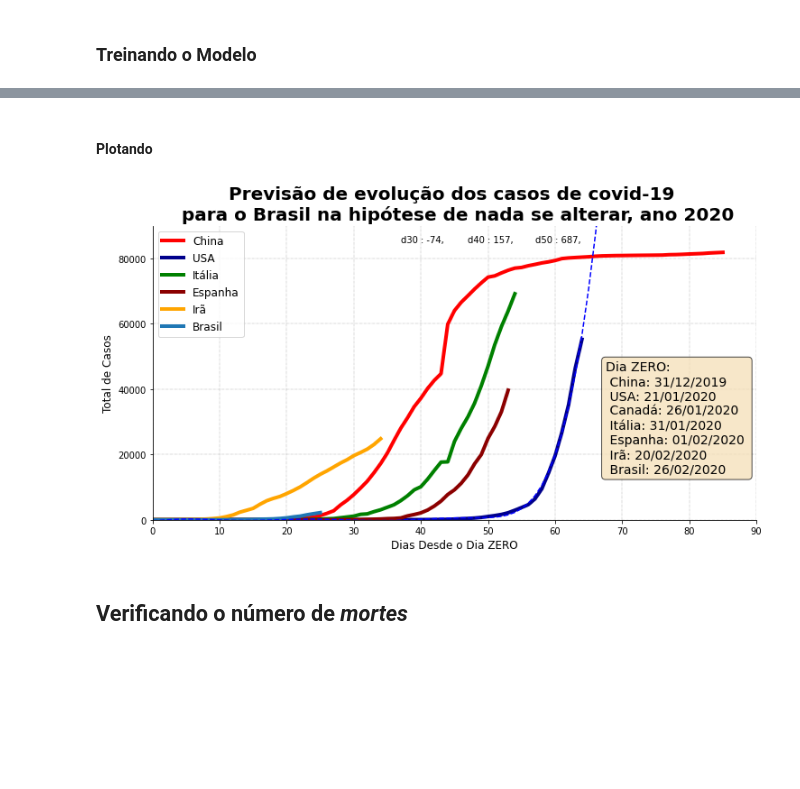
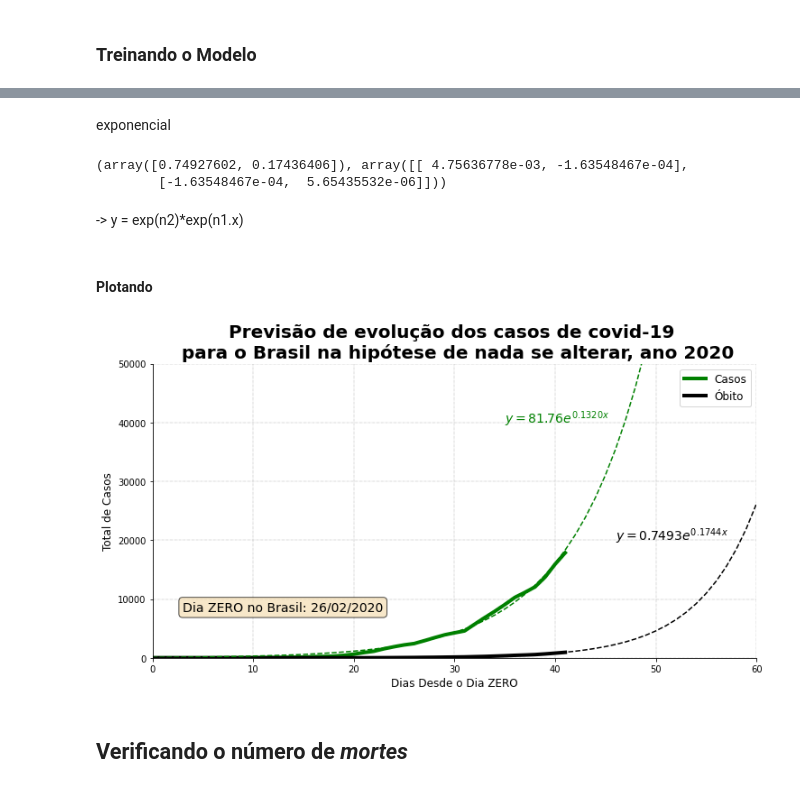
Before and after one commit to OliveiraVinic/covid19.pyhton.analysis, a Jupyter notebook: covid19_script.ipynb, the cells around one changed output, grey strips where cells are left out. Drawn from its saved outputs; the diff is of its cells as text; code cells hidden in the pictures; blank space fills up the shorter version.

```diff
--- a/covid19_script.ipynb
+++ b/covid19_script.ipynb
@@ -44,0 +45,8 @@ full_df.head()
+# %%
+url='https://covid.ourworldindata.org/data/ecdc/full_data.csv'
+data = requests.get(url).content
+full_df = pd.read_csv(io.StringIO(data.decode('utf-8')))
+
+#pop_df = pd.read_csv('API_SP.POP.TOTL_DS2_en_csv_v2_887275.csv', error_bad_lines=False)
+
+full_df.head()
@@ -82,0 +108,10 @@ france_df.head()
+# %%
+brazil_df['Cases'] = brazil_df['total_cases']/brazil_df['Pop']
+usa_df['Cases'] = usa_df['total_cases']/usa_df['Pop']
+italy_df['Cases'] = italy_df['total_cases']/italy_df['Pop']
+iran_df['Cases'] = iran_df['total_cases']/iran_df['Pop']
+spain_df['Cases'] = spain_df['total_cases']/spain_df['Pop']
+canada_df['Cases'] = canada_df['total_cases']/canada_df['Pop']
+uk_df['Cases'] = uk_df['total_cases']/uk_df['Pop']
+france_df['Cases'] = france_df['total_cases']/france_df['Pop']
+china_df['Cases'] = china_df['total_cases']/china_df['Pop']
@@ -194,59 +264,61 @@ print(i_r2_train, max_r2_train, i_r2_test, max_r2_test)
+# %% [markdown]
+exponencial
+# %%
+#X = brazil_df.index
+#y = brazil_df['total_cases']
+X = brazil_df.index
+y = brazil_df['total_deaths'].dropna()
+
+#opt.curve_fit(lambda t,a,b: a*np.exp(b*t),  X,  y, p0=(40, 0.14))
+opt.curve_fit(lambda t,a,b: a*np.exp(b*t),  X,  y, p0=(0.28, 0.14))
+# %% [output]
+(array([0.74927602, 0.17436406]), array([[ 4.75636778e-03, -1.63548467e-04],
+        [-1.63548467e-04,  5.65435532e-06]]))
+# %% [markdown]
+-> y = exp(n2)*exp(n1.x)
 # %% [markdown]
 #### Plotando
 # %%
 plt.figure(figsize=(12,6))
 
-plt.plot(china_df.index, china_df['total_cases'], linewidth=4, color='red', label='China')
-plt.plot(usa_df.index, usa_df['total_cases'], linewidth=4, color='darkblue', label='USA')
-plt.plot(italy_df.index, italy_df['total_cases'], linewidth=4, color='green', label='Itália')
-plt.plot(spain_df.index, spain_df['total_cases'], linewidth=4, color='darkred', label='Espanha')
-plt.plot(iran_df.index, iran_df['total_cases'], linewidth=4, color='orange', label='Irã')
-plt.plot(brazil_df.index, brazil_df['total_cases'], linewidth=4, label='Brasil')
+my_plots(brazil_df, 'total_cases', 'green', 'Casos')
+my_plots(brazil_df, 'total_deaths', 'black', 'Óbito')
 
 #fazendo a previsao conforme o modelo de acao do Brasil
-def plot_model(local, ordem, cor):
-  X = local.index
-  y = local['total_cases']
-  X_predict = np.arange(0,80).reshape(-1,1)
-  poly = PolynomialFeatures(degree=orders[ordem])
-  X1 = X.values.reshape(-1,1)
-  X_poly = poly.fit_transform(X1)
-  model.fit(X_poly, y)
+def plot_model(local, A, B, cor):
+  i = np.arange(0, 90)
+  plt.plot(i, A*np.exp(B*i), '--' ,color=cor)
 
-  plt.plot(X_predict, model.predict(poly.fit_transform(X_predict)), '--', color=cor)
-  for i in np.arange(30.0,60.0,10.0):
-    day = model.predict(poly.fit_transform([[i]]))
-    plt.text(7+i, 85000, 'd%1.0f : %1.0f,'%(i, day))
+plot_model(brazil_df, 81.75604391,  0.13201618, 'green')
+plot_model(brazil_df, 0.74927602, 0.17436406, 'black')
 
-#plot_model(brazil_df, 3, 'black')
-#plot_model(china_df, 7, 'red')
-plot_model(usa_df, 9, 'blue')
 
 #formatando o grafico
 plt.legend(fontsize=12)
 plt.title('Previsão de evolução dos casos de covid-19 \n para o Brasil na '\
           'hipótese de nada se alterar, ano 2020', fontsize=20, weight='bold')
 plt.ylabel('Total de Casos', fontsize=12)
 plt.xlabel('Dias Desde o Dia ZERO', fontsize=12)
 plt.xticks(fontsize=10)
 
 #visao artistica
 ax = plt.gca()
-ax.axis([0, 90, -1,90000])
+ax.axis([0, 60, -1,50000])
 ax.spines['top'].set_visible(False)
 ax.spines['right'].set_visible(False)
 ax.grid(ls='-.', lw=0.45)
 
-text_box = 'Dia ZERO: \n China: 31/12/2019 \n USA: 21/01/2020'\
-           '\n Canadá: 26/01/2020 \n Itália: 31/01/2020 \n Espanha: 01/02/2020'\
-           ' \n Irã: 20/02/2020 \n Brasil: 26/02/2020'
+text_box = 'Dia ZERO no Brasil: 26/02/2020'
 prop = dict(boxstyle='round', facecolor='wheat', alpha=0.7)
-ax.text(0.75, 0.15, text_box, transform=ax.transAxes, fontsize=14,
+ax.text(0.05, 0.15, text_box, transform=ax.transAxes, fontsize=14,
         verticalalignment='bottom', bbox=prop)
+ax.text(35, 40000, '$y=81.76 e^{0.1320 x}$', color='green', fontsize=14)
+ax.text(46, 20000, '$y=0.7493 e^{0.1744 x}$', color='black', fontsize=14)
 
-plt.show()
+#plt.show()
+fig.savefig("estimativa_brasil-2020.04.10.png", bbox_inches='tight', dpi=600)
 # %% [output]
-[figure, old version]
+[figure, new version]
 # %% [markdown]
 ## Verificando o número de *mortes*
 # %% [markdown]
```
Also changed, not shown: parts of 25 cells of this notebook, 40 other files.
